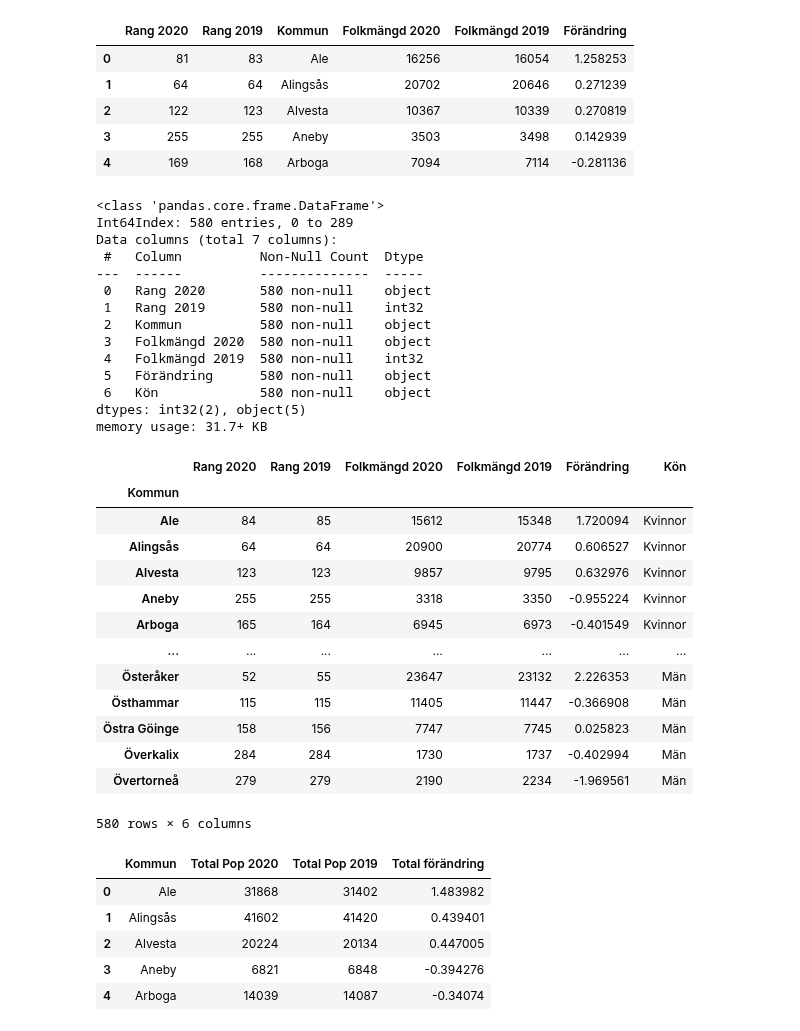
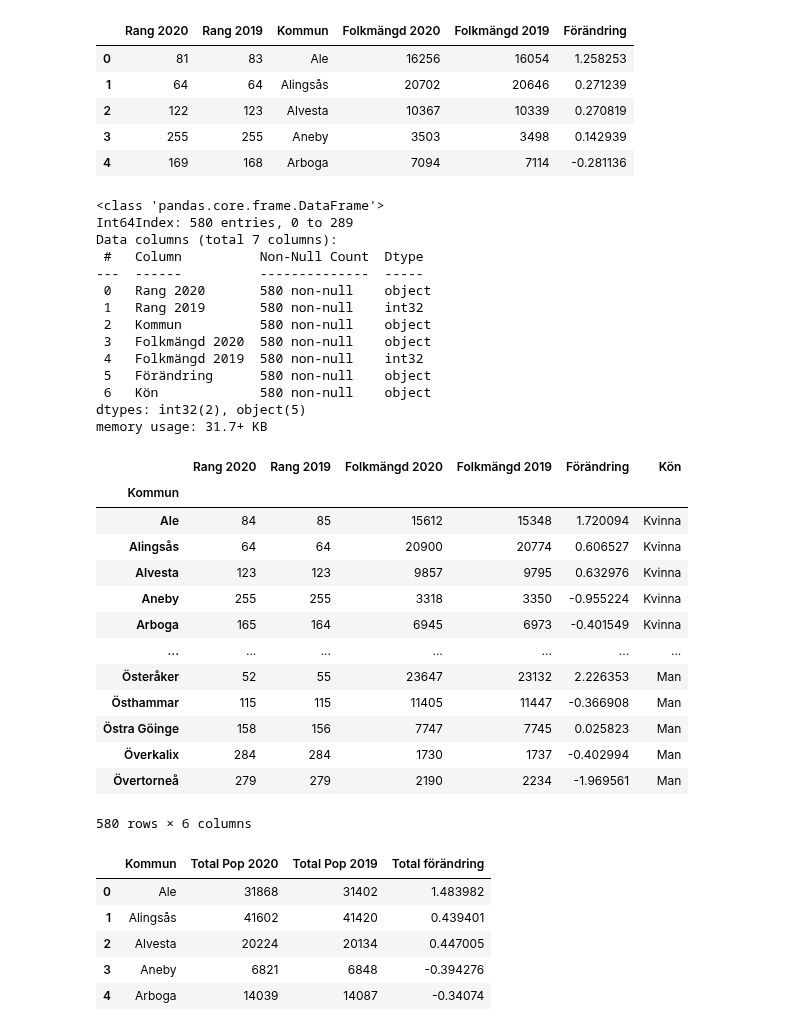
Before and after one commit to yuna-liu/Databehandling-Yuna-Liu, a Jupyter notebook: Exercises/E00_pandas_basic_syntax.ipynb, the cells around one changed output. Drawn from its saved outputs; the diff is of its cells as text; code cells hidden in the pictures.

```diff
--- a/Exercises/E00_pandas_basic_syntax.ipynb
+++ b/Exercises/E00_pandas_basic_syntax.ipynb
@@ -517,39 +521,39 @@ df_man.head()
 | 3 | 255 | 255 | Aneby | 3503 | 3498 | 0.142939 |
 | 4 | 169 | 168 | Arboga | 7094 | 7114 | -0.281136 |
 # %%
-df_kvinnor = df_kvinnor.assign(Kön = lambda x: "Kvinnor")  # add new columnn to the end of a DataFrame
-df_man = df_man.assign(Kön = lambda x: "Män")
+df_kvinnor = df_kvinnor.assign(Kön = "Kvinna")  # add new columnn to the end of a DataFrame
+df_man = df_man.assign(Kön = "Man")
 df_total = df_kvinnor.append(df_man)
 df_total.info()
 df_total.set_index("Kommun")
 # %% [output]
 <class 'pandas.core.frame.DataFrame'>
 Int64Index: 580 entries, 0 to 289
 Data columns (total 7 columns):
  #   Column          Non-Null Count  Dtype
 ---  ------          --------------  -----
  0   Rang 2020       580 non-null    object
  1   Rang 2019       580 non-null    int32
  2   Kommun          580 non-null    object
  3   Folkmängd 2020  580 non-null    object
  4   Folkmängd 2019  580 non-null    int32
  5   Förändring      580 non-null    object
  6   Kön             580 non-null    object
 dtypes: int32(2), object(5)
 memory usage: 31.7+ KB
 |  | Rang 2020 | Rang 2019 | Folkmängd 2020 | Folkmängd 2019 | Förändring | Kön |
 | Kommun |  |  |  |  |  |  |
-| Ale | 84 | 85 | 15612 | 15348 | 1.720094 | Kvinnor |
-| Alingsås | 64 | 64 | 20900 | 20774 | 0.606527 | Kvinnor |
-| Alvesta | 123 | 123 | 9857 | 9795 | 0.632976 | Kvinnor |
-| Aneby | 255 | 255 | 3318 | 3350 | -0.955224 | Kvinnor |
-| Arboga | 165 | 164 | 6945 | 6973 | -0.401549 | Kvinnor |
+| Ale | 84 | 85 | 15612 | 15348 | 1.720094 | Kvinna |
+| Alingsås | 64 | 64 | 20900 | 20774 | 0.606527 | Kvinna |
+| Alvesta | 123 | 123 | 9857 | 9795 | 0.632976 | Kvinna |
+| Aneby | 255 | 255 | 3318 | 3350 | -0.955224 | Kvinna |
+| Arboga | 165 | 164 | 6945 | 6973 | -0.401549 | Kvinna |
 | ... | ... | ... | ... | ... | ... | ... |
-| Österåker | 52 | 55 | 23647 | 23132 | 2.226353 | Män |
-| Östhammar | 115 | 115 | 11405 | 11447 | -0.366908 | Män |
-| Östra Göinge | 158 | 156 | 7747 | 7745 | 0.025823 | Män |
-| Överkalix | 284 | 284 | 1730 | 1737 | -0.402994 | Män |
-| Övertorneå | 279 | 279 | 2190 | 2234 | -1.969561 | Män |
+| Österåker | 52 | 55 | 23647 | 23132 | 2.226353 | Man |
+| Östhammar | 115 | 115 | 11405 | 11447 | -0.366908 | Man |
+| Östra Göinge | 158 | 156 | 7747 | 7745 | 0.025823 | Man |
+| Överkalix | 284 | 284 | 1730 | 1737 | -0.402994 | Man |
+| Övertorneå | 279 | 279 | 2190 | 2234 | -1.969561 | Man |
 580 rows × 6 columns
 # %%
 df2.head()
```
Also changed, not shown: parts of 22 cells of this notebook, 9 other files.
